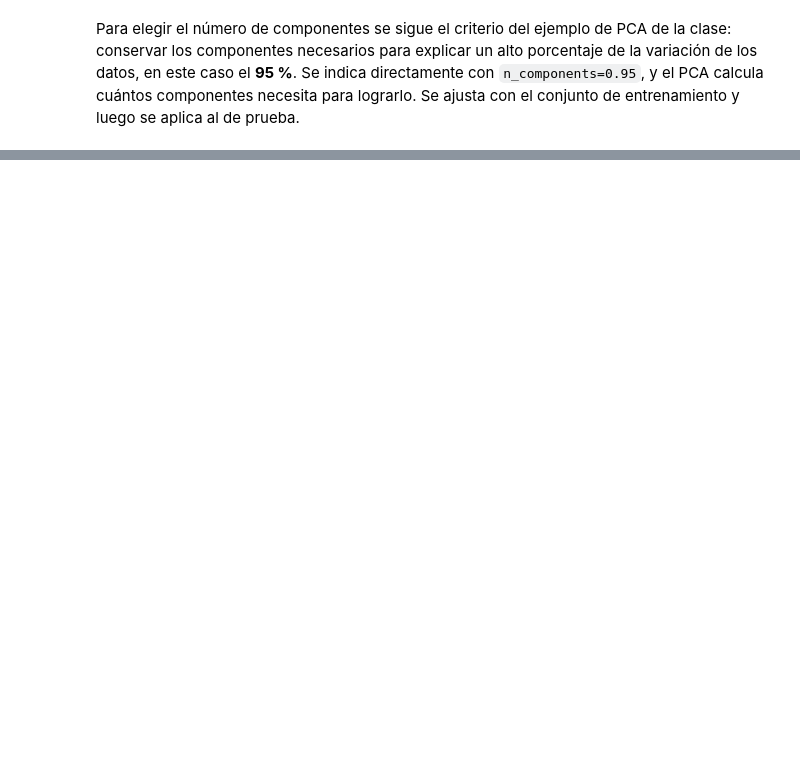
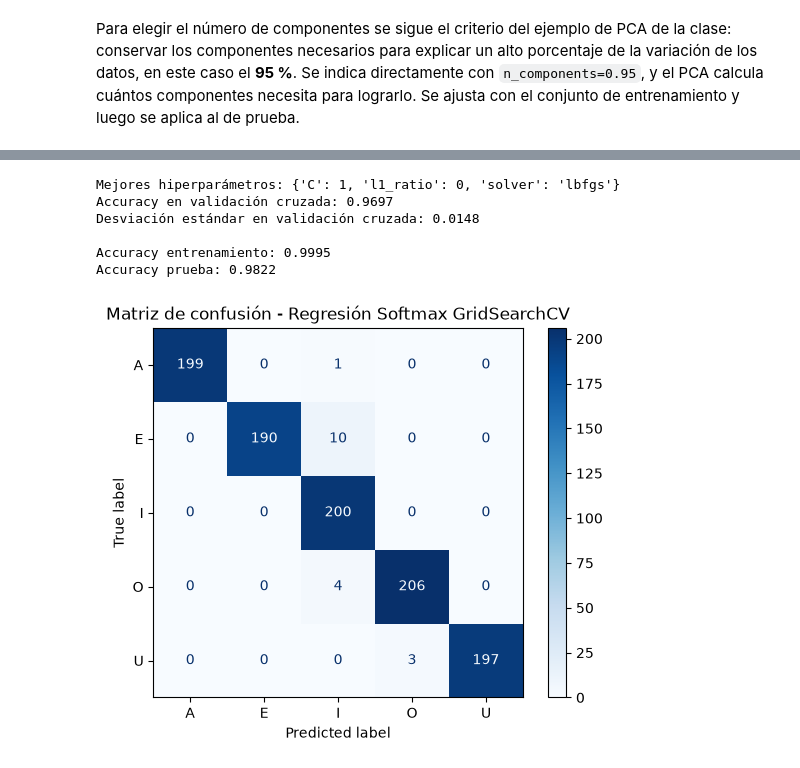
Before and after one commit to Proyect-MachineLearning-Supervised/Machine-Learning-Vowels, a Jupyter notebook: vowels.ipynb, the cells around one changed output, grey strips where cells are left out. Cells and saved outputs as stored; diff of their text form; code cells hidden in the pictures; blank space fills up the shorter version.

```diff
--- a/vowels.ipynb
+++ b/vowels.ipynb
@@ -801,0 +843,5 @@ Al terminar la preparación, los datos quedan así: **X_train_pca** (4056 × 77)
+# %%
+validacion = StratifiedGroupKFold(n_splits=5, shuffle=True, random_state=42)
+
+for parte, (_, idx_val) in enumerate(validacion.split(X_train_pca, y_train, groups=grupos_train), start=1):
+    print(f"Parte {parte}: {len(idx_val)} imágenes de validación")
@@ -801,0 +895,34 @@ Al terminar la preparación, los datos quedan así: **X_train_pca** (4056 × 77)
+# %%
+parametros_reg = [
+    {"solver": ["lbfgs"], "C": [0.001, 0.01, 0.1, 1, 10, 100], "l1_ratio": [0]},
+    {"solver": ["saga"], "C": [0.001, 0.01, 0.1, 1, 10, 100], "l1_ratio": [0.5, 1]},
+]
+
+grid_reg = GridSearchCV(LogisticRegression(max_iter=5000, random_state=42), parametros_reg,
+                        cv=validacion, scoring="accuracy", return_train_score=True, n_jobs=-1)
+grid_reg.fit(X_train_pca, y_train, groups=grupos_train)
+
+print("Mejores hiperparámetros:", grid_reg.best_params_)
+print("Accuracy en validación cruzada:", round(grid_reg.best_score_, 4))
+print("Desviación estándar en validación cruzada:",
+      round(grid_reg.cv_results_["std_test_score"][grid_reg.best_index_], 4))
+
+modelo_reg_grid = grid_reg.best_estimator_
+pred_reg_grid_train = modelo_reg_grid.predict(X_train_pca)
+pred_reg_grid = modelo_reg_grid.predict(X_test_pca)
+
+print(f"\nAccuracy entrenamiento: {accuracy_score(y_train, pred_reg_grid_train):.4f}")
+print(f"Accuracy prueba: {accuracy_score(y_test, pred_reg_grid):.4f}")
+
+ConfusionMatrixDisplay.from_predictions(y_test, pred_reg_grid, display_labels=le.classes_,
+                                        cmap="Blues", values_format="d")
+plt.title("Matriz de confusión - Regresión Softmax GridSearchCV")
+plt.show()
+# %% [output]
+Mejores hiperparámetros: {'C': 1, 'l1_ratio': 0, 'solver': 'lbfgs'}
+Accuracy en validación cruzada: 0.9697
+Desviación estándar en validación cruzada: 0.0148
+
+Accuracy entrenamiento: 0.9995
+Accuracy prueba: 0.9822
+[figure, added]
```
Also changed, not shown: parts of 24 cells of this notebook.
